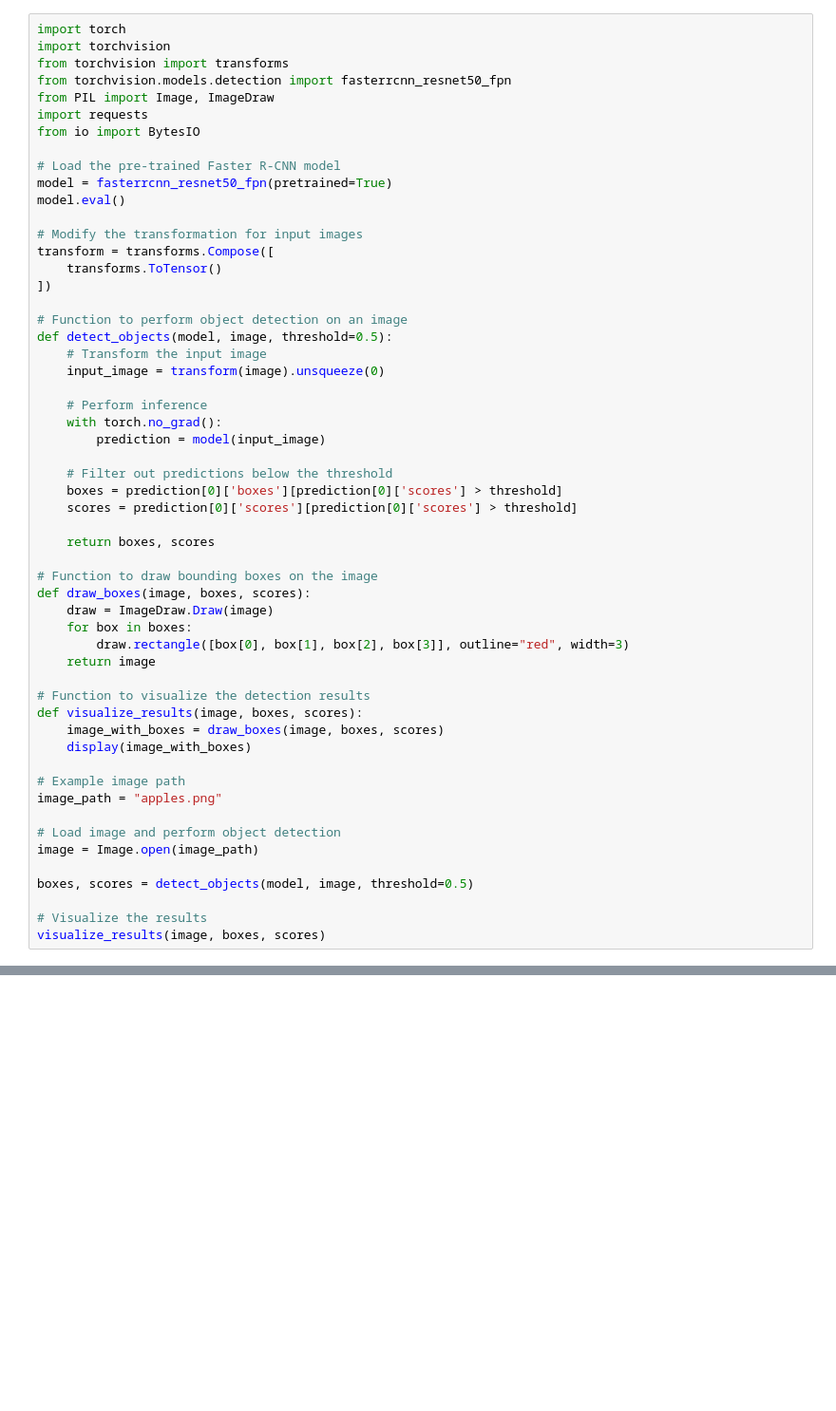
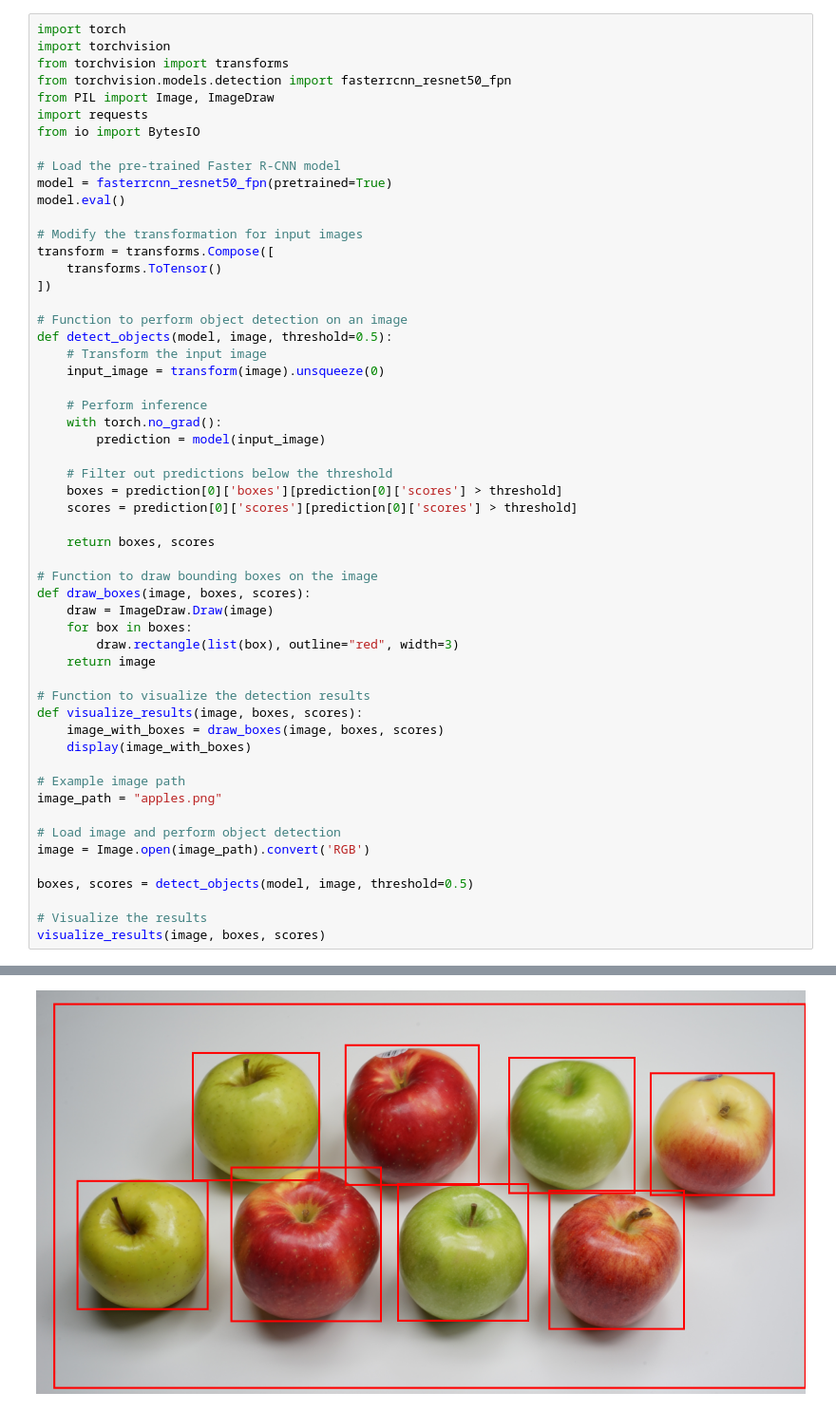
Before and after one commit to CosiMichele/uadl-cv, a Jupyter notebook: workshop-content/uadl-cv.ipynb, the cells around one changed output, grey strips where cells are left out. Shown at 95% size. Saved outputs shown, nothing was run; the diff lists cells and outputs as text; blank space fills up the shorter version.

```diff
--- a/workshop-content/uadl-cv.ipynb
+++ b/workshop-content/uadl-cv.ipynb
@@ -84,7 +112,7 @@ def detect_objects(model, image, threshold=0.5):
 def draw_boxes(image, boxes, scores):
     draw = ImageDraw.Draw(image)
     for box in boxes:
-        draw.rectangle([box[0], box[1], box[2], box[3]], outline="red", width=3)
+        draw.rectangle(list(box), outline="red", width=3)
     return image
 
 # Function to visualize the detection results
@@ -96,9 +124,10 @@ def visualize_results(image, boxes, scores):
 image_path = "apples.png"
 
 # Load image and perform object detection
-image = Image.open(image_path)
+image = Image.open(image_path).convert('RGB')
 
 boxes, scores = detect_objects(model, image, threshold=0.5)
 
 # Visualize the results
 visualize_results(image, boxes, scores)
+# %% [output]
@@ -104,0 +143 @@ visualize_results(image, boxes, scores)
+[figure, added]
```
Also changed, not shown: parts of 7 cells of this notebook.
